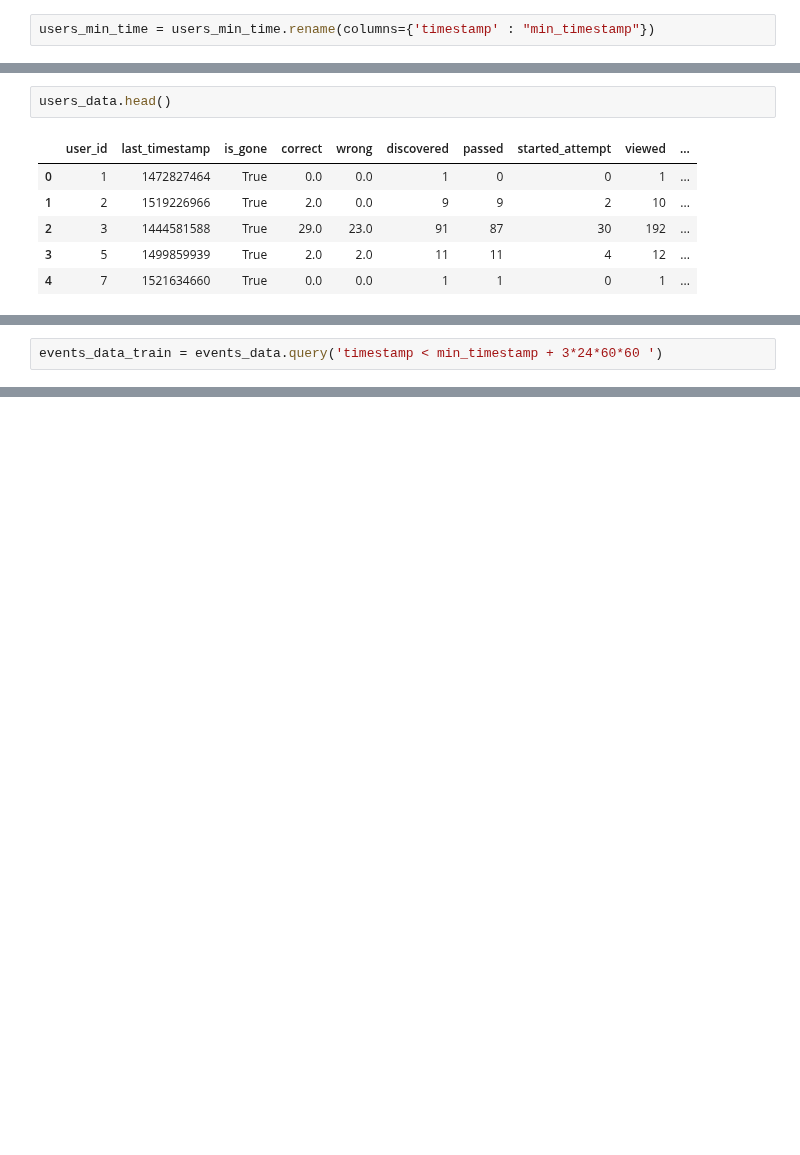
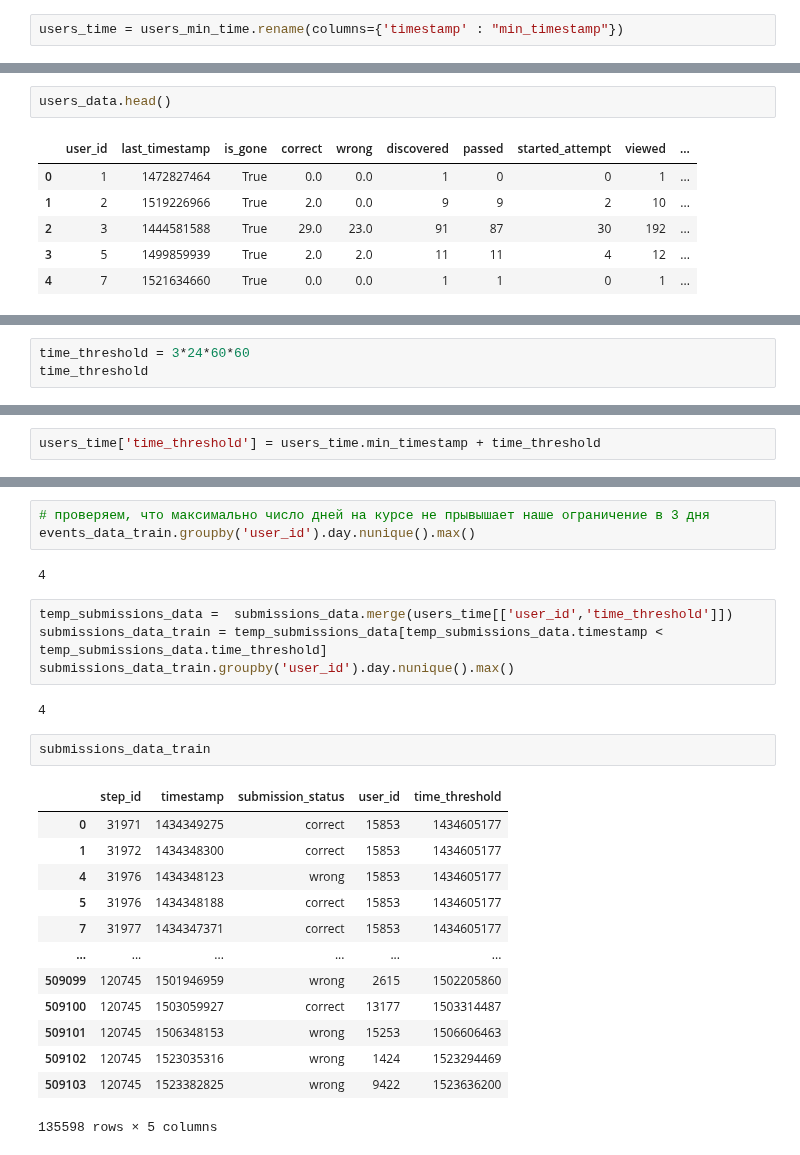
Before and after one commit to vasiljev-sr/MyJupyterNotebook, a Jupyter notebook: Stepik/step1/ML contest.ipynb, the cells around one changed output, grey strips where cells are left out. Saved outputs shown, nothing was run; the diff lists cells and outputs as text; blank space fills up the shorter version.

```diff
--- a/Stepik/step1/ML contest.ipynb
+++ b/Stepik/step1/ML contest.ipynb
@@ -240,2 +251,2 @@ users_min_time = events_data.groupby('user_id').agg({'timestamp' : 'min'}).reset
 # %%
-users_min_time = users_min_time.rename(columns={'timestamp' : "min_timestamp"})
+users_time = users_min_time.rename(columns={'timestamp' : "min_timestamp"})
@@ -264,2 +267,3 @@ events_data.head()
 # %%
-events_data_train = events_data.query('timestamp < min_timestamp + 3*24*60*60 ')
+time_threshold = 3*24*60*60
+time_threshold
@@ -265,0 +272,2 @@ events_data_train = events_data.query('timestamp < min_timestamp + 3*24*60*60 ')
+# %%
+users_time['time_threshold'] = users_time.min_timestamp + time_threshold
@@ -274,0 +303,27 @@ events_data_train.head()
+# %%
+# проверяем, что максимально число дней на курсе не прывышает наше ограничение в 3 дня
+events_data_train.groupby('user_id').day.nunique().max()
+# %% [output]
+4
+# %%
+temp_submissions_data =  submissions_data.merge(users_time[['user_id','time_threshold']])
+submissions_data_train = temp_submissions_data[temp_submissions_data.timestamp < temp_submissions_data.time_threshold]
+submissions_data_train.groupby('user_id').day.nunique().max()
+# %% [output]
+4
+# %%
+submissions_data_train
+# %% [output]
+|  | step_id | timestamp | submission_status | user_id | time_threshold |
+| 0 | 31971 | 1434349275 | correct | 15853 | 1434605177 |
+| 1 | 31972 | 1434348300 | correct | 15853 | 1434605177 |
+| 4 | 31976 | 1434348123 | wrong | 15853 | 1434605177 |
+| 5 | 31976 | 1434348188 | correct | 15853 | 1434605177 |
+| 7 | 31977 | 1434347371 | correct | 15853 | 1434605177 |
+| ... | ... | ... | ... | ... | ... |
+| 509099 | 120745 | 1501946959 | wrong | 2615 | 1502205860 |
+| 509100 | 120745 | 1503059927 | correct | 13177 | 1503314487 |
+| 509101 | 120745 | 1506348153 | wrong | 15253 | 1506606463 |
+| 509102 | 120745 | 1523035316 | wrong | 1424 | 1523294469 |
+| 509103 | 120745 | 1523382825 | wrong | 9422 | 1523636200 |
+135598 rows × 5 columns
```
Also changed, not shown: parts of 18 cells of this notebook.
